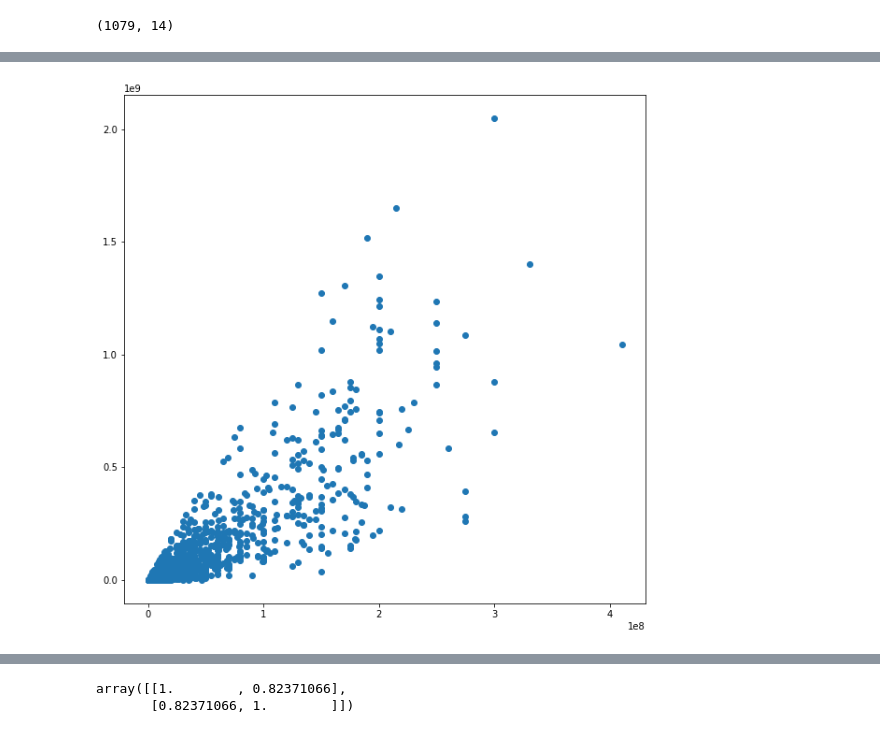
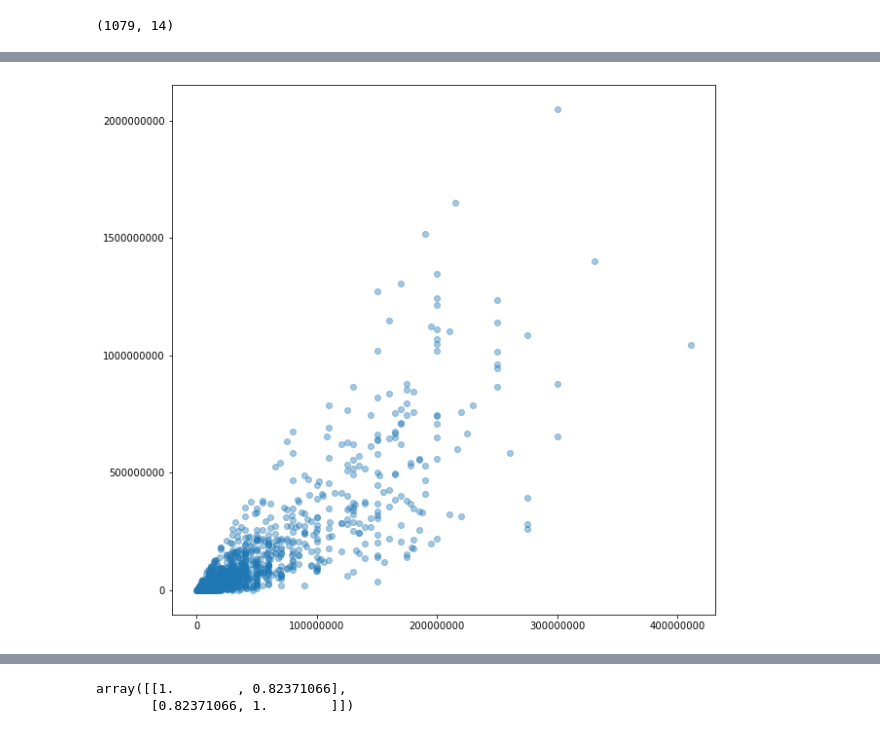
Before and after one commit to xiaohua-su/Film-Analysis, a Jupyter notebook: Juypter Notebook.ipynb, the cells around one changed output, grey strips where cells are left out. Saved outputs shown, nothing was run; the diff lists cells and outputs as text; code cells hidden in the pictures.

Commit message:
Mostly cleaned/visualized

```diff
--- a/Juypter Notebook.ipynb
+++ b/Juypter Notebook.ipynb
@@ -537,8 +595,8 @@ movies_oultierless.describe()
 # %%
 #Removal of outliers greater than upper_limit was 99 datapoints.
 # %%
-fig, ax = plt.subplots(figsize=(10,10))
-
-ax.scatter(movies_oultierless['production_budget'] , y = movies_oultierless['worldwide_gross']);
+fig, ax = plt.subplots(figsize=(10,10),)
+ax.ticklabel_format(style='plain')
+ax.scatter(movies_oultierless['production_budget'] , y = movies_oultierless['worldwide_gross'], alpha = .4);
 # %% [output]
-[figure, old version]
+[figure, new version]
```
Also changed, not shown: parts of 51 cells of this notebook.
